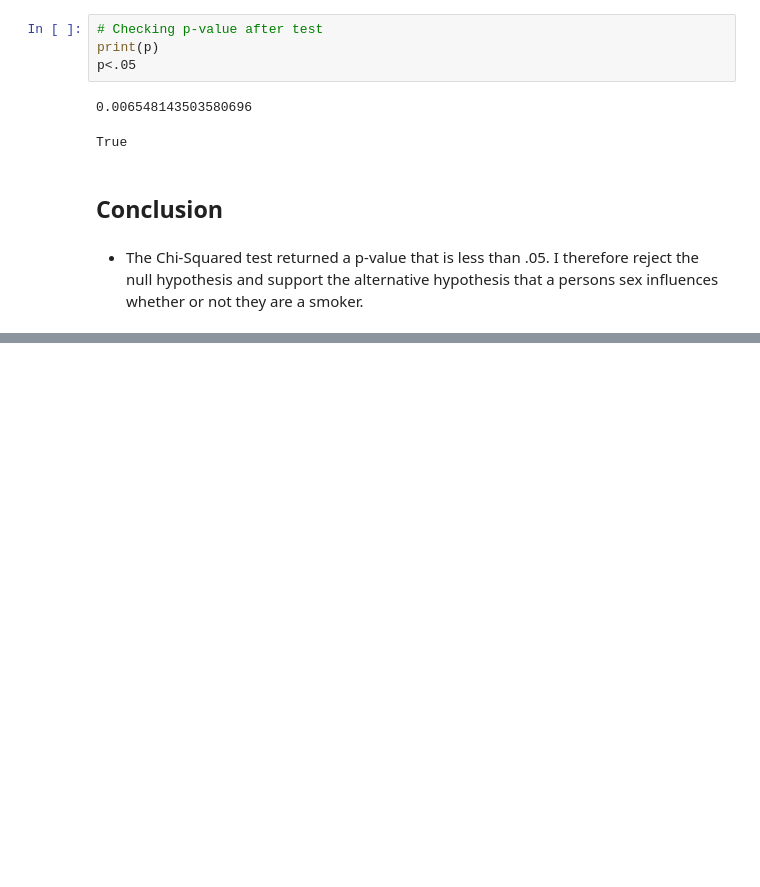
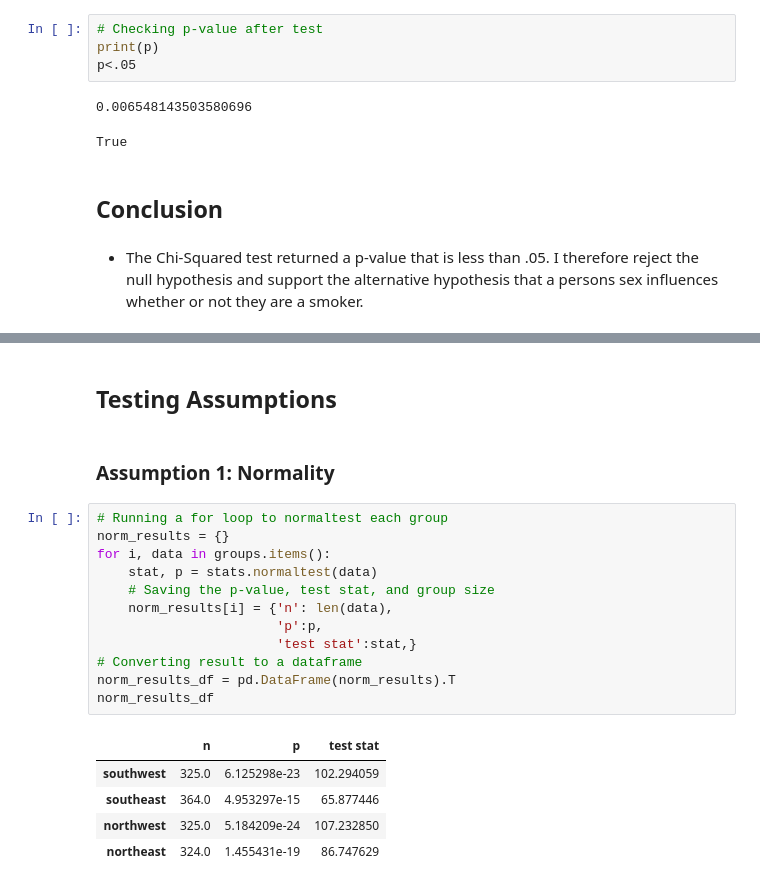
Before and after one commit to MCV-Jimenez/Hypothesis-Testing, a Jupyter notebook: Hypothesis Testing .ipynb, the cells around one changed output, grey strips where cells are left out. Saved outputs shown, nothing was run; the diff lists cells and outputs as text; blank space fills up the shorter version.

```diff
--- a/Hypothesis Testing .ipynb
+++ b/Hypothesis Testing .ipynb
@@ -194,0 +225,22 @@ True
+# %% [markdown]
+## Testing Assumptions
+# %% [markdown]
+### Assumption 1: Normality
+# %%
+# Running a for loop to normaltest each group
+norm_results = {}
+for i, data in groups.items():
+    stat, p = stats.normaltest(data)
+    # Saving the p-value, test stat, and group size
+    norm_results[i] = {'n': len(data),
+                       'p':p,
+                       'test stat':stat,}
+# Converting result to a dataframe
+norm_results_df = pd.DataFrame(norm_results).T
+norm_results_df
+# %% [output]
+|  | n | p | test stat |
+| southwest | 325.0 | 6.125298e-23 | 102.294059 |
+| southeast | 364.0 | 4.953297e-15 | 65.877446 |
+| northwest | 325.0 | 5.184209e-24 | 107.232850 |
+| northeast | 324.0 | 1.455431e-19 | 86.747629 |
```
Also changed, not shown: parts of 23 cells of this notebook.
